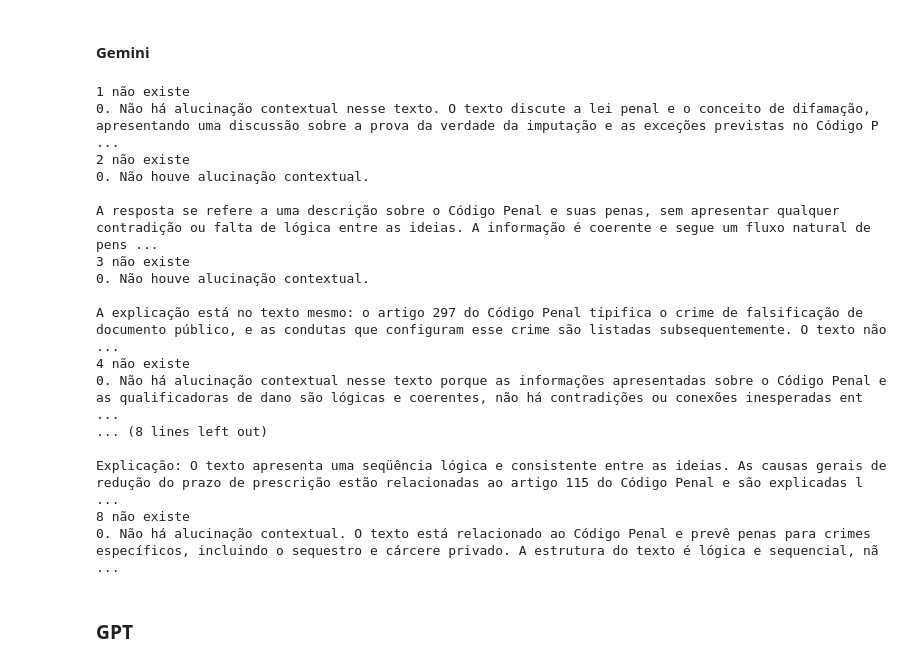
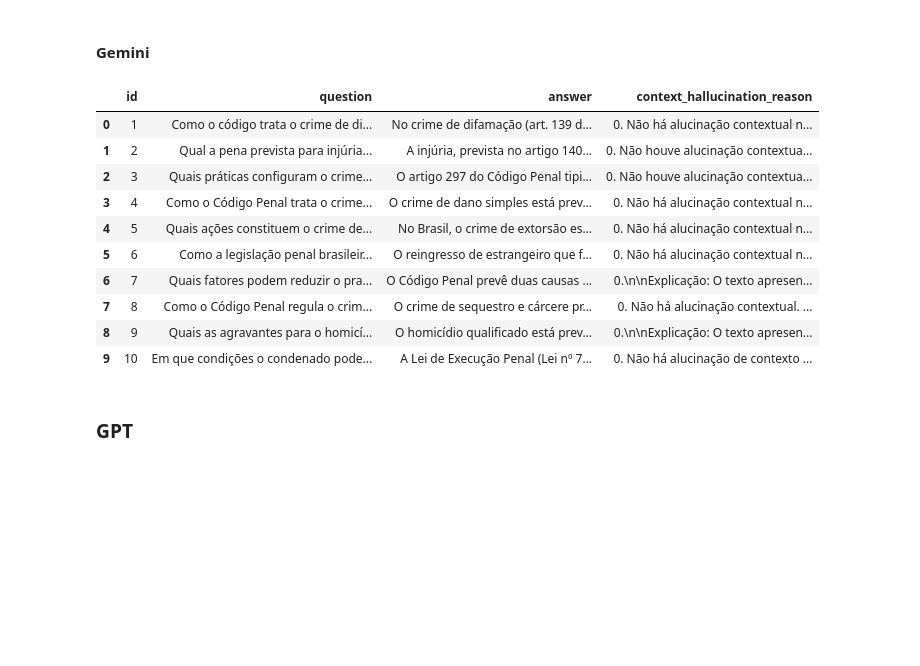
Before and after one commit to graciellenjose/hallucination-detection, a Jupyter notebook: implementation.ipynb, the cells around one changed output. Saved outputs shown, nothing was run; the diff lists cells and outputs as text; code cells hidden in the pictures; blank space fills up the shorter version.

Commit message:
alucinações contextuais - gpt

```diff
--- a/implementation.ipynb
+++ b/implementation.ipynb
@@ -491,29 +491,23 @@ df_context_veredict_llama_ds.to_csv("llm-output/context_hallucination_deepseek_l
 # %% [markdown]
 #### Gemini
 # %%
-llama_context_hallucination_dps = answerer(df_gemini_answers, model_llama,
+llama_context_hallucination_gm = answerer(df_gemini_answers, model_llama,
                                            has_hallucination_llama_gm, hallucination_type="context")
-# %% [output]
-1 não existe
-0. Não há alucinação contextual nesse texto. O texto discute a lei penal e o conceito de difamação, apresentando uma discussão sobre a prova da verdade da imputação e as exceções previstas no Código P ...
-2 não existe
-0. Não houve alucinação contextual.
-
-A resposta se refere a uma descrição sobre o Código Penal e suas penas, sem apresentar qualquer contradição ou falta de lógica entre as ideias. A informação é coerente e segue um fluxo natural de pens ...
-3 não existe
-0. Não houve alucinação contextual.
-
-A explicação está no texto mesmo: o artigo 297 do Código Penal tipifica o crime de falsificação de documento público, e as condutas que configuram esse crime são listadas subsequentemente. O texto não ...
-4 não existe
-0. Não há alucinação contextual nesse texto porque as informações apresentadas sobre o Código Penal e as qualificadoras de dano são lógicas e coerentes, não há contradições ou conexões inesperadas ent ...
-... (8 lines left out)
-
-Explicação: O texto apresenta uma seqüência lógica e consistente entre as ideias. As causas gerais de redução do prazo de prescrição estão relacionadas ao artigo 115 do Código Penal e são explicadas l ...
-8 não existe
-0. Não há alucinação contextual. O texto está relacionado ao Código Penal e prevê penas para crimes específicos, incluindo o sequestro e cárcere privado. A estrutura do texto é lógica e sequencial, nã ...
 # %%
 txt_processing_llama(has_hallucination_llama_ds, hallucination_type="context")
 # %%
-df_context_veredict_llama_ds = pd.DataFrame(has_hallucination_llama_gm)
-df_context_veredict_llama_ds
+df_context_veredict_llama_gm = pd.DataFrame(has_hallucination_llama_gm)
+df_context_veredict_llama_gm
+# %% [output]
+|  | id | question | answer | context_hallucination_reason |
+| 0 | 1 | Como o código trata o crime de di... | No crime de difamação (art. 139 d... | 0. Não há alucinação contextual n... |
+| 1 | 2 | Qual a pena prevista para injúria... | A injúria, prevista no artigo 140... | 0. Não houve alucinação contextua... |
+| 2 | 3 | Quais práticas configuram o crime... | O artigo 297 do Código Penal tipi... | 0. Não houve alucinação contextua... |
+| 3 | 4 | Como o Código Penal trata o crime... | O crime de dano simples está prev... | 0. Não há alucinação contextual n... |
+| 4 | 5 | Quais ações constituem o crime de... | No Brasil, o crime de extorsão es... | 0. Não há alucinação contextual n... |
+| 5 | 6 | Como a legislação penal brasileir... | O reingresso de estrangeiro que f... | 0. Não há alucinação contextual n... |
+| 6 | 7 | Quais fatores podem reduzir o pra... | O Código Penal prevê duas causas ... | 0.\n\nExplicação: O texto apresen... |
+| 7 | 8 | Como o Código Penal regula o crim... | O crime de sequestro e cárcere pr... | 0. Não há alucinação contextual. ... |
+| 8 | 9 | Quais as agravantes para o homicí... | O homicídio qualificado está prev... | 0.\n\nExplicação: O texto apresen... |
+| 9 | 10 | Em que condições o condenado pode... | A Lei de Execução Penal (Lei nº 7... | 0. Não há alucinação de contexto ... |
 # %%
```
Also changed, not shown: parts of 1 cell of this notebook, 3 other files.
